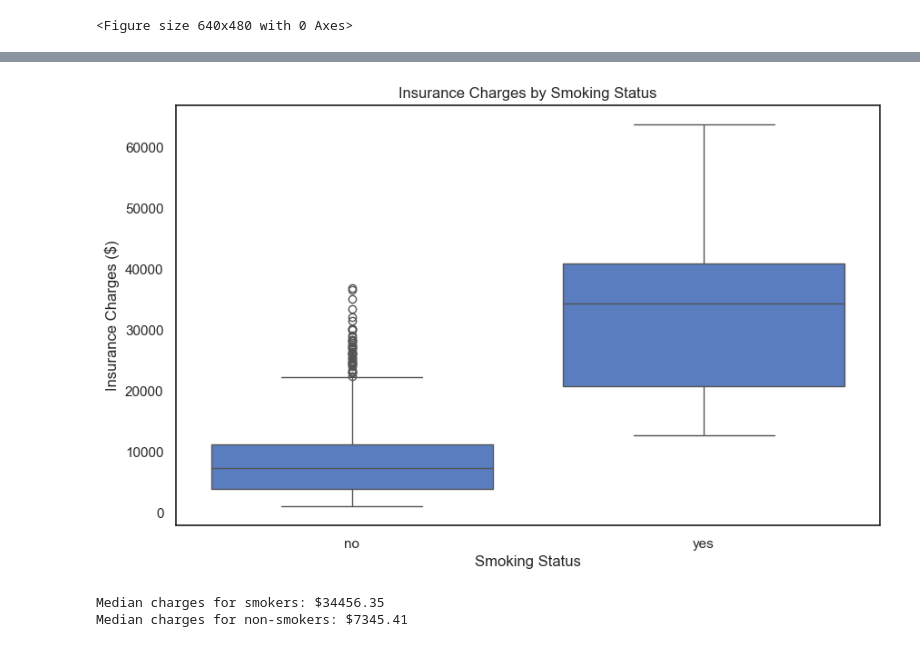
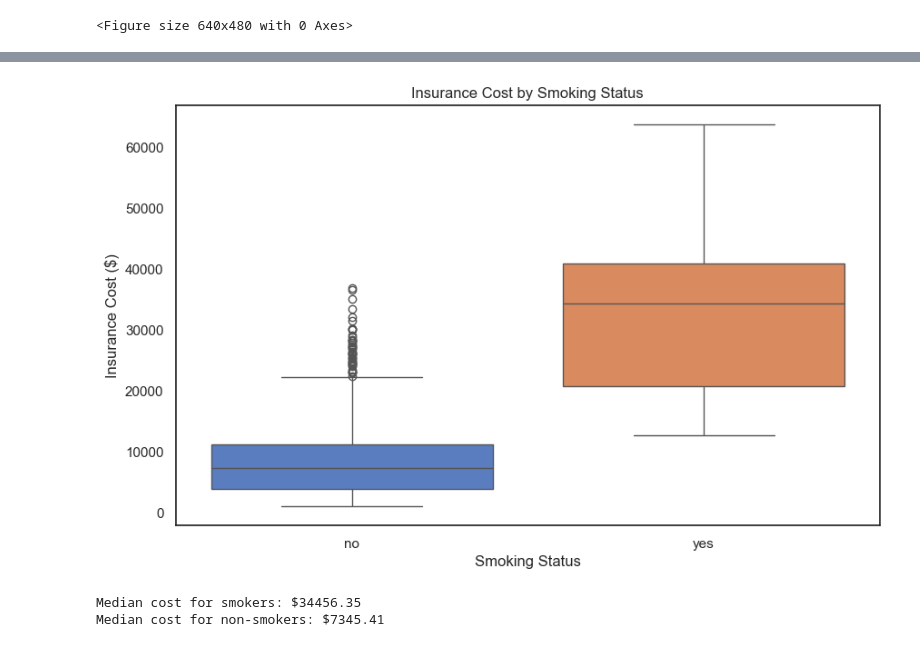
Before and after one commit to DaeJens/Health_Insurance_Project, a Jupyter notebook: HealthInsuranceEDA.ipynb, the cells around one changed output, grey strips where cells are left out. Cells and saved outputs as stored; diff of their text form; code cells hidden in the pictures.

```diff
--- a/HealthInsuranceEDA.ipynb
+++ b/HealthInsuranceEDA.ipynb
@@ -148,0 +190,35 @@ plt.clf()
+# %%
+sns.set_palette('muted')
+muted_colors = sns.color_palette('muted')
+
+# Create the figure layout (2x2)
+fig, axes = plt.subplots(2, 2, figsize=(15, 12))
+
+# Overall age distribution
+sns.histplot(data=insurance_csv, x='age', bins=15, kde=True, alpha=0.7, color=muted_colors[0], ax=axes[0,0])
+axes[0,0].set_title('Overall Age Distribution', fontsize=14, fontweight='bold')
+axes[0,0].set_xlabel('Age (years)')
+axes[0,0].set_ylabel('Count')
+
+# Age distribution by gender - overlapping
+sns.histplot(data=insurance_csv, x='age', hue='sex', bins=15, alpha=0.6,
+             palette={'male': muted_colors[0], 'female': muted_colors[6]}, ax=axes[0,1])
+axes[0,1].set_title('Age Distribution by Gender (Overlapping)', fontsize=14, fontweight='bold')
+axes[0,1].set_xlabel('Age (years)')
+axes[0,1].set_ylabel('Count')
+
+# Age distribution by gender - separate facets
+sns.histplot(data=insurance_csv[insurance_csv['sex'] == 'male'], x='age',
+             bins=15, color=muted_colors[0], alpha=0.7, ax=axes[1,0])
+axes[1,0].set_title('Male Age Distribution', fontsize=14, fontweight='bold')
+axes[1,0].set_xlabel('Age (years)')
+axes[1,0].set_ylabel('Count')
+
+sns.histplot(data=insurance_csv[insurance_csv['sex'] == 'female'], x='age',
+             bins=15, color=muted_colors[6], alpha=0.7, ax=axes[1,1])
+axes[1,1].set_title('Female Age Distribution', fontsize=14, fontweight='bold')
+axes[1,1].set_xlabel('Age (years)')
+axes[1,1].set_ylabel('Count')
+
+plt.tight_layout()
+plt.show()
@@ -298,19 +440,19 @@ plt.clf()
 # %%
 # Plot smoking status against charges
 plt.figure(figsize=(10, 6))
-sns.boxplot(x='smoker', y='charges', data=insurance_csv, order=['no', 'yes'])
-plt.title('Insurance Charges by Smoking Status')
+sns.boxplot(x='smoker', y='charges', data=insurance_csv, order=['no', 'yes'], hue=insurance_csv['smoker'], hue_order=['no', 'yes'])
+plt.title('Insurance Cost by Smoking Status')
 plt.xlabel('Smoking Status')
-plt.ylabel('Insurance Charges ($)')
+plt.ylabel('Insurance Cost ($)')
 plt.show()
 
 smoker_median_charges = insurance_csv[insurance_csv['smoker'] == 'yes']['charges'].median()
 non_smoker_median_charges = insurance_csv[insurance_csv['smoker'] == 'no']['charges'].median()
-print(f"Median charges for smokers: ${smoker_median_charges:.2f}")
-print(f"Median charges for non-smokers: ${non_smoker_median_charges:.2f}")
+print(f"Median cost for smokers: ${smoker_median_charges:.2f}")
+print(f"Median cost for non-smokers: ${non_smoker_median_charges:.2f}")
 # %% [output]
-[figure, old version]
+[figure, new version]
-Median charges for smokers: $34456.35
-Median charges for non-smokers: $7345.41
+Median cost for smokers: $34456.35
+Median cost for non-smokers: $7345.41
 # %%
 # Regression of age vs charges by smoking status
```
Also changed, not shown: parts of 19 cells of this notebook.
